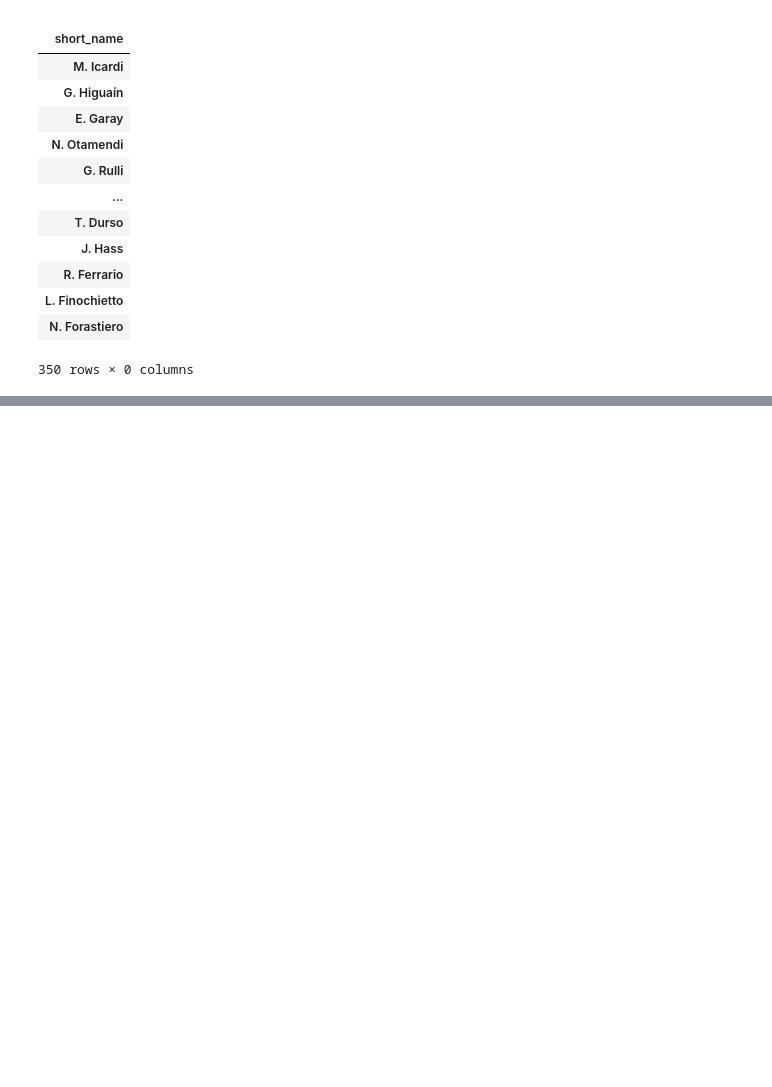
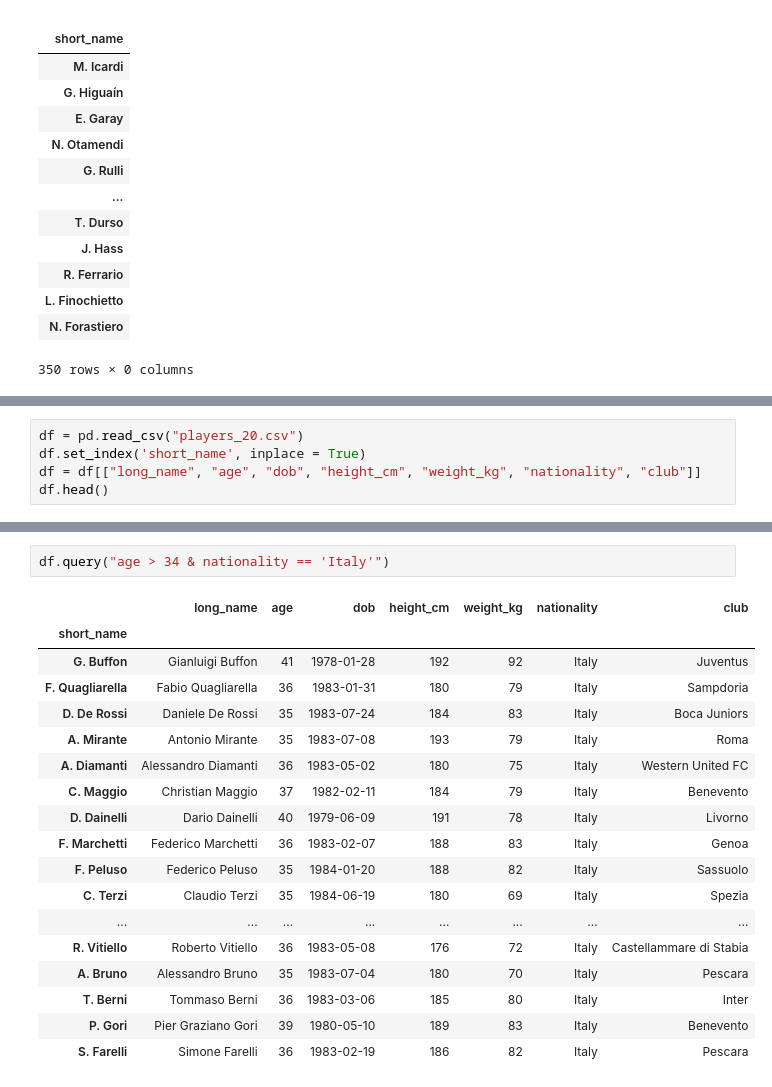
Before and after one commit to AliNuriev/oc-and-c-preps, a Jupyter notebook: EDA prep.ipynb, the cells around one changed output, grey strips where cells are left out. Cells and saved outputs as stored; diff of their text form; blank space fills up the shorter version.

```diff
--- a/EDA prep.ipynb
+++ b/EDA prep.ipynb
@@ -1001,0 +1306,5 @@ df.iloc[list((df["height_cm"]>180) & (df["nationality"] == "Argentina")), :0]
+# %%
+df = pd.read_csv("players_20.csv")
+df.set_index('short_name', inplace = True)
+df = df[["long_name", "age", "dob", "height_cm", "weight_kg", "nationality", "club"]]
+df.head()
@@ -1001,0 +1336,21 @@ df.iloc[list((df["height_cm"]>180) & (df["nationality"] == "Argentina")), :0]
+# %%
+df.query("age > 34 & nationality == 'Italy'")
+# %% [output]
+|  | long_name | age | dob | height_cm | weight_kg | nationality | club |
+| short_name |  |  |  |  |  |  |  |
+| G. Buffon | Gianluigi Buffon | 41 | 1978-01-28 | 192 | 92 | Italy | Juventus |
+| F. Quagliarella | Fabio Quagliarella | 36 | 1983-01-31 | 180 | 79 | Italy | Sampdoria |
+| D. De Rossi | Daniele De Rossi | 35 | 1983-07-24 | 184 | 83 | Italy | Boca Juniors |
+| A. Mirante | Antonio Mirante | 35 | 1983-07-08 | 193 | 79 | Italy | Roma |
+| A. Diamanti | Alessandro Diamanti | 36 | 1983-05-02 | 180 | 75 | Italy | Western United FC |
+| C. Maggio | Christian Maggio | 37 | 1982-02-11 | 184 | 79 | Italy | Benevento |
+| D. Dainelli | Dario Dainelli | 40 | 1979-06-09 | 191 | 78 | Italy | Livorno |
+| F. Marchetti | Federico Marchetti | 36 | 1983-02-07 | 188 | 83 | Italy | Genoa |
+| F. Peluso | Federico Peluso | 35 | 1984-01-20 | 188 | 82 | Italy | Sassuolo |
+| C. Terzi | Claudio Terzi | 35 | 1984-06-19 | 180 | 69 | Italy | Spezia |
+| ... | ... | ... | ... | ... | ... | ... | ... |
+| R. Vitiello | Roberto Vitiello | 36 | 1983-05-08 | 176 | 72 | Italy | Castellammare di Stabia |
+| A. Bruno | Alessandro Bruno | 35 | 1983-07-04 | 180 | 70 | Italy | Pescara |
+| T. Berni | Tommaso Berni | 36 | 1983-03-06 | 185 | 80 | Italy | Inter |
+| P. Gori | Pier Graziano Gori | 39 | 1980-05-10 | 189 | 83 | Italy | Benevento |
+| S. Farelli | Simone Farelli | 36 | 1983-02-19 | 186 | 82 | Italy | Pescara |
```
Also changed, not shown: parts of 46 cells of this notebook.
